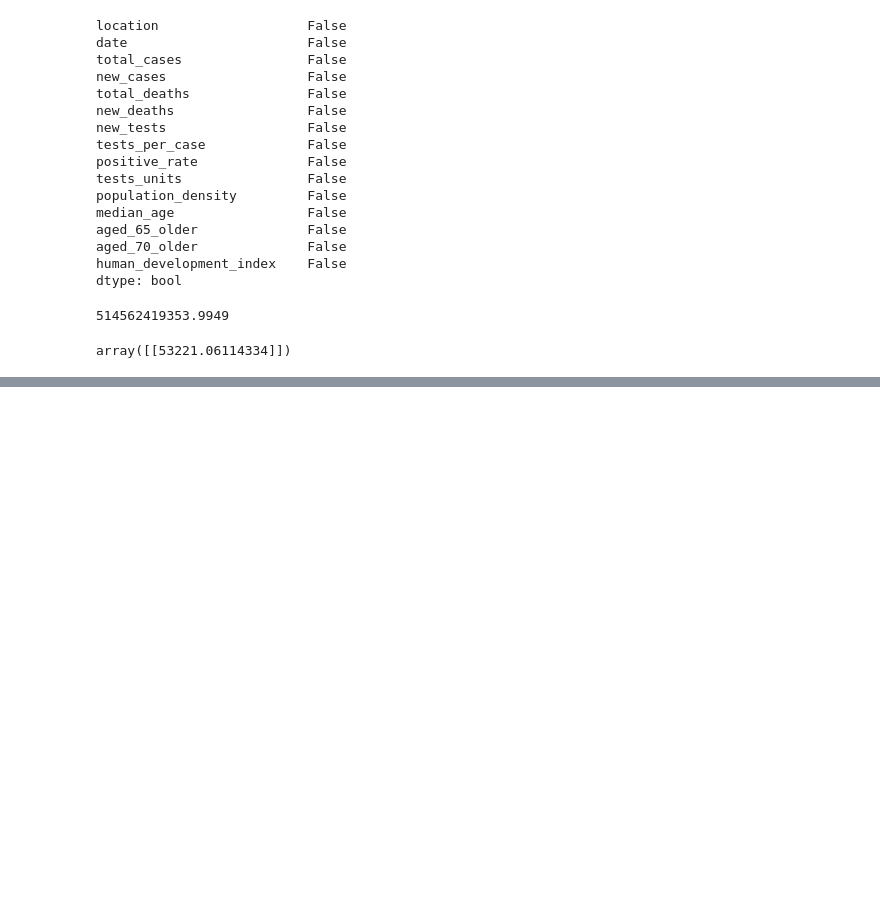
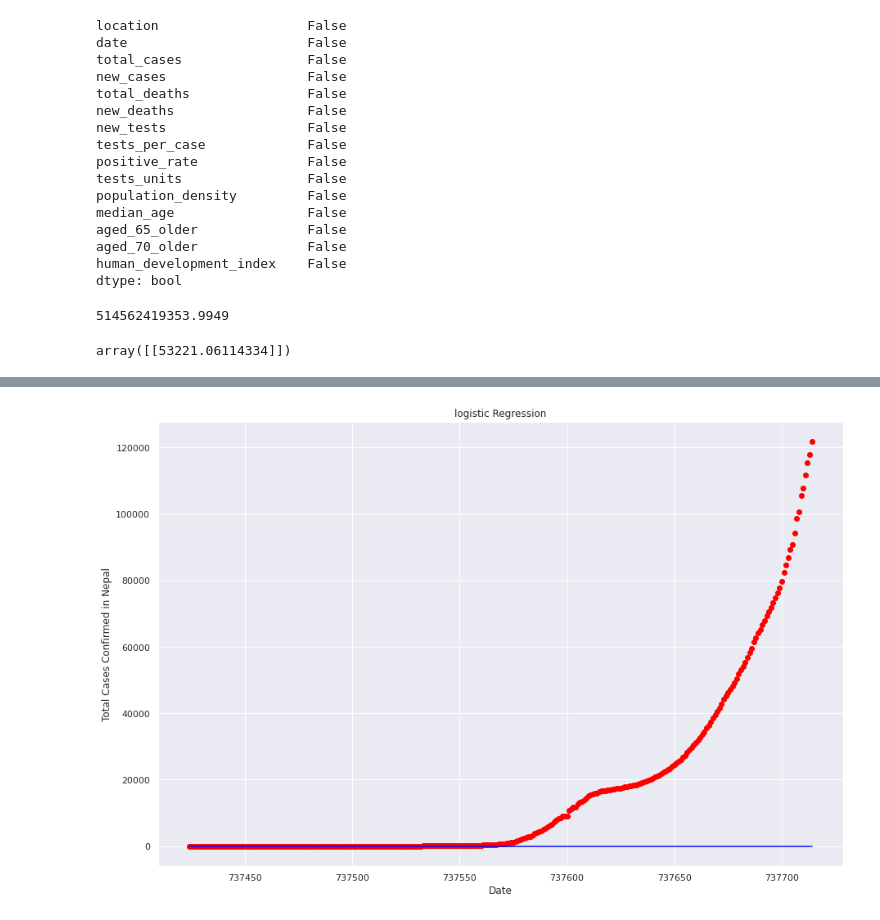
Before and after one commit to Mausamadhikari/Covid19, a Jupyter notebook: corona_nepal.ipynb, the cells around one changed output, grey strips where cells are left out. Cells and saved outputs as stored; diff of their text form; code cells hidden in the pictures; blank space fills up the shorter version.

```diff
--- a/corona_nepal.ipynb
+++ b/corona_nepal.ipynb
@@ -458,0 +484,2 @@ array([[53221.06114334]])
+# %%
+logisticRegr = LogisticRegression()
@@ -458,0 +494,13 @@ array([[53221.06114334]])
+# %%
+
+
+plt.scatter(x, y, color = 'Red')
+
+plt.plot(x, logisticRegr.predict(y), color = 'Blue')
+plt.title('logistic Regression')
+plt.xlabel('Date')
+plt.ylabel('Total Cases Confirmed in Nepal')
+
+plt.show()
+# %% [output]
+[figure, added]
```
Also changed, not shown: parts of 6 cells of this notebook.
